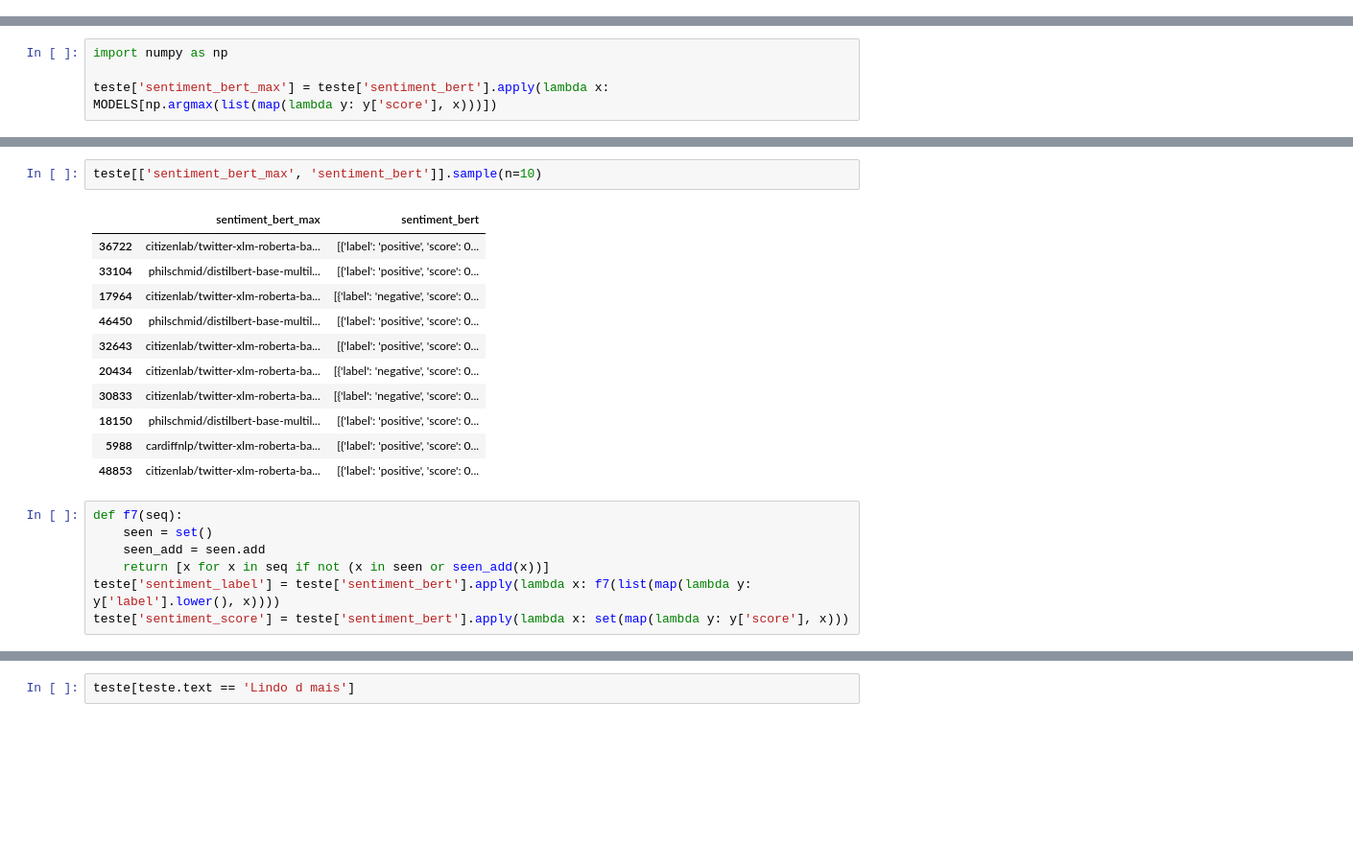
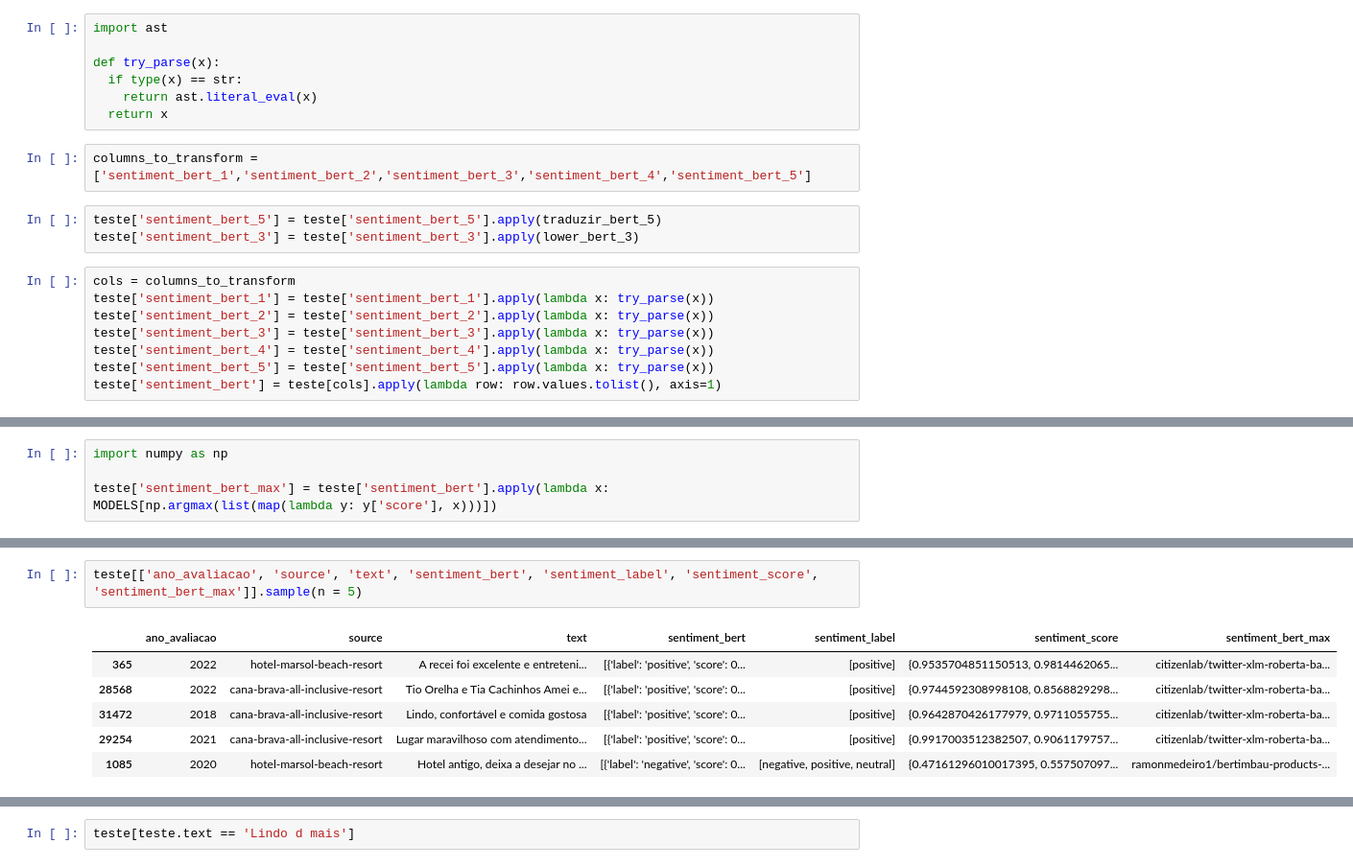
Before and after one commit to emerson-matos/tcc-notebooks, a Jupyter notebook: sentimentos/analise.ipynb, the cells around one changed output, grey strips where cells are left out. Shown: that part at 96% size. Saved outputs shown, nothing was run; the diff lists cells and outputs as text; blank space fills up the shorter version.

```diff
--- a/sentimentos/analise.ipynb
+++ b/sentimentos/analise.ipynb
@@ -524,0 +122,20 @@ teste['sentiment_bert'] = teste[cols].apply(lambda row: row.values.tolist(), axi
+# %%
+import ast
+
+def try_parse(x):
+  if type(x) == str:
+    return ast.literal_eval(x)
+  return x
+# %%
+columns_to_transform = ['sentiment_bert_1','sentiment_bert_2','sentiment_bert_3','sentiment_bert_4','sentiment_bert_5']
+# %%
+teste['sentiment_bert_5'] = teste['sentiment_bert_5'].apply(traduzir_bert_5)
+teste['sentiment_bert_3'] = teste['sentiment_bert_3'].apply(lower_bert_3)
+# %%
+cols = columns_to_transform
+teste['sentiment_bert_1'] = teste['sentiment_bert_1'].apply(lambda x: try_parse(x))
+teste['sentiment_bert_2'] = teste['sentiment_bert_2'].apply(lambda x: try_parse(x))
+teste['sentiment_bert_3'] = teste['sentiment_bert_3'].apply(lambda x: try_parse(x))
+teste['sentiment_bert_4'] = teste['sentiment_bert_4'].apply(lambda x: try_parse(x))
+teste['sentiment_bert_5'] = teste['sentiment_bert_5'].apply(lambda x: try_parse(x))
+teste['sentiment_bert'] = teste[cols].apply(lambda row: row.values.tolist(), axis=1)
@@ -529,21 +168,9 @@ teste['sentiment_bert_max'] = teste['sentiment_bert'].apply(lambda x: MODELS[np.
 # %%
-teste[['sentiment_bert_max', 'sentiment_bert']].sample(n=10)
+teste[['ano_avaliacao', 'source', 'text', 'sentiment_bert', 'sentiment_label', 'sentiment_score', 'sentiment_bert_max']].sample(n = 5)
 # %% [output]
-|  | sentiment_bert_max | sentiment_bert |
-| 36722 | citizenlab/twitter-xlm-roberta-ba... | [{'label': 'positive', 'score': 0... |
-| 33104 | philschmid/distilbert-base-multil... | [{'label': 'positive', 'score': 0... |
-| 17964 | citizenlab/twitter-xlm-roberta-ba... | [{'label': 'negative', 'score': 0... |
-| 46450 | philschmid/distilbert-base-multil... | [{'label': 'positive', 'score': 0... |
-| 32643 | citizenlab/twitter-xlm-roberta-ba... | [{'label': 'positive', 'score': 0... |
-| 20434 | citizenlab/twitter-xlm-roberta-ba... | [{'label': 'negative', 'score': 0... |
-| 30833 | citizenlab/twitter-xlm-roberta-ba... | [{'label': 'negative', 'score': 0... |
-| 18150 | philschmid/distilbert-base-multil... | [{'label': 'positive', 'score': 0... |
-| 5988 | cardiffnlp/twitter-xlm-roberta-ba... | [{'label': 'positive', 'score': 0... |
-| 48853 | citizenlab/twitter-xlm-roberta-ba... | [{'label': 'positive', 'score': 0... |
+|  | ano_avaliacao | source | text | sentiment_bert | sentiment_label | sentiment_score | sentiment_bert_max |
+| 365 | 2022 | hotel-marsol-beach-resort | A recei foi excelente e entreteni... | [{'label': 'positive', 'score': 0... | [positive] | {0.9535704851150513, 0.9814462065... | citizenlab/twitter-xlm-roberta-ba... |
+| 28568 | 2022 | cana-brava-all-inclusive-resort | Tio Orelha e Tia Cachinhos Amei e... | [{'label': 'positive', 'score': 0... | [positive] | {0.9744592308998108, 0.8568829298... | citizenlab/twitter-xlm-roberta-ba... |
+| 31472 | 2018 | cana-brava-all-inclusive-resort | Lindo, confortável e comida gostosa | [{'label': 'positive', 'score': 0... | [positive] | {0.9642870426177979, 0.9711055755... | citizenlab/twitter-xlm-roberta-ba... |
+| 29254 | 2021 | cana-brava-all-inclusive-resort | Lugar maravilhoso com atendimento... | [{'label': 'positive', 'score': 0... | [positive] | {0.9917003512382507, 0.9061179757... | citizenlab/twitter-xlm-roberta-ba... |
+| 1085 | 2020 | hotel-marsol-beach-resort | Hotel antigo, deixa a desejar no ... | [{'label': 'negative', 'score': 0... | [negative, positive, neutral] | {0.47161296010017395, 0.557507097... | ramonmedeiro1/bertimbau-products-... |
-# %%
-def f7(seq):
-    seen = set()
-    seen_add = seen.add
-    return [x for x in seq if not (x in seen or seen_add(x))]
-teste['sentiment_label'] = teste['sentiment_bert'].apply(lambda x: f7(list(map(lambda y: y['label'].lower(), x))))
-teste['sentiment_score'] = teste['sentiment_bert'].apply(lambda x: set(map(lambda y: y['score'], x)))
```
Also changed, not shown: parts of 67 cells of this notebook.
